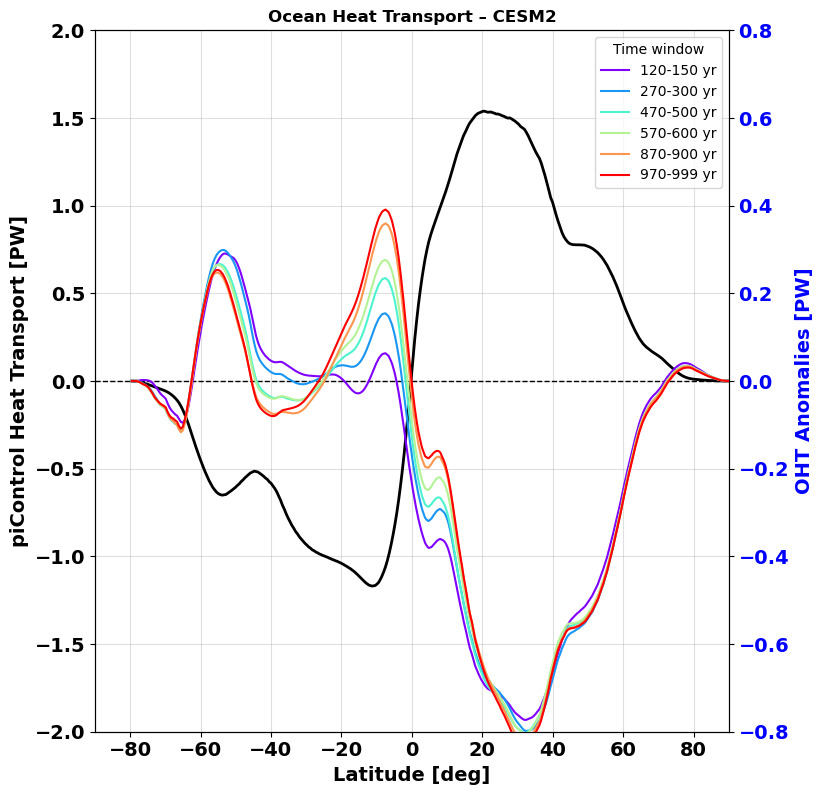
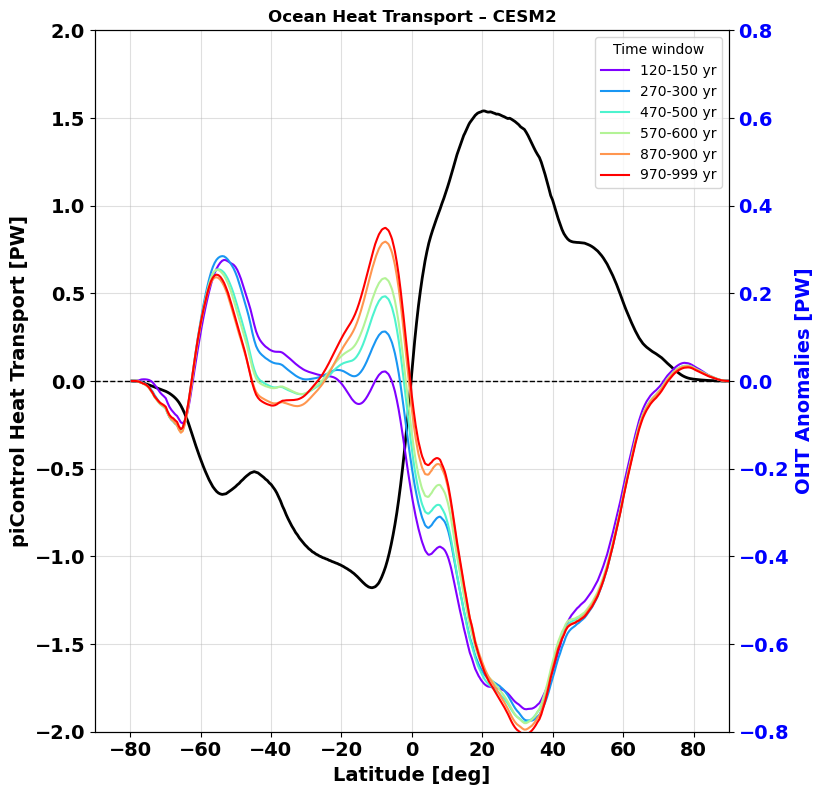
Unified diff of the notebook cell whose output changed from the first chart to the second:
--- before
+++ after
@@ -2,5 +2,5 @@
 
 # --- Left axis (for control / baseline) ---
-ax1.plot(oc_lat_cesm2, np.mean(oht_cesm2[0, :, :], axis = 0), color='black', label='piControl', linewidth=2)
+ax1.plot(oc_lat_cesm2, np.mean(oht_cesm2[0, 502:532, :], axis = 0), color='black', label='piControl', linewidth=2)
 ax1.set_xlabel('Latitude [deg]', fontsize=14, fontweight='bold')
 ax1.set_ylabel('piControl Heat Transport [PW]', color='black', fontsize=14, fontweight='bold')
@@ -19,5 +19,5 @@
 for (start, end), color in zip(time_windows, colors):
     anom = (np.mean(oht_cesm2[1, start:end, :], axis=0)\
-          - np.mean(oht_cesm2[0, 0:30, :], axis=0))
+          - np.mean(oht_cesm2[0, 502:532, :], axis=0))
     
     ax2.plot(oc_lat_cesm2, anom, color=color, label=f'{start}-{end} yr')

Commit: branching correction